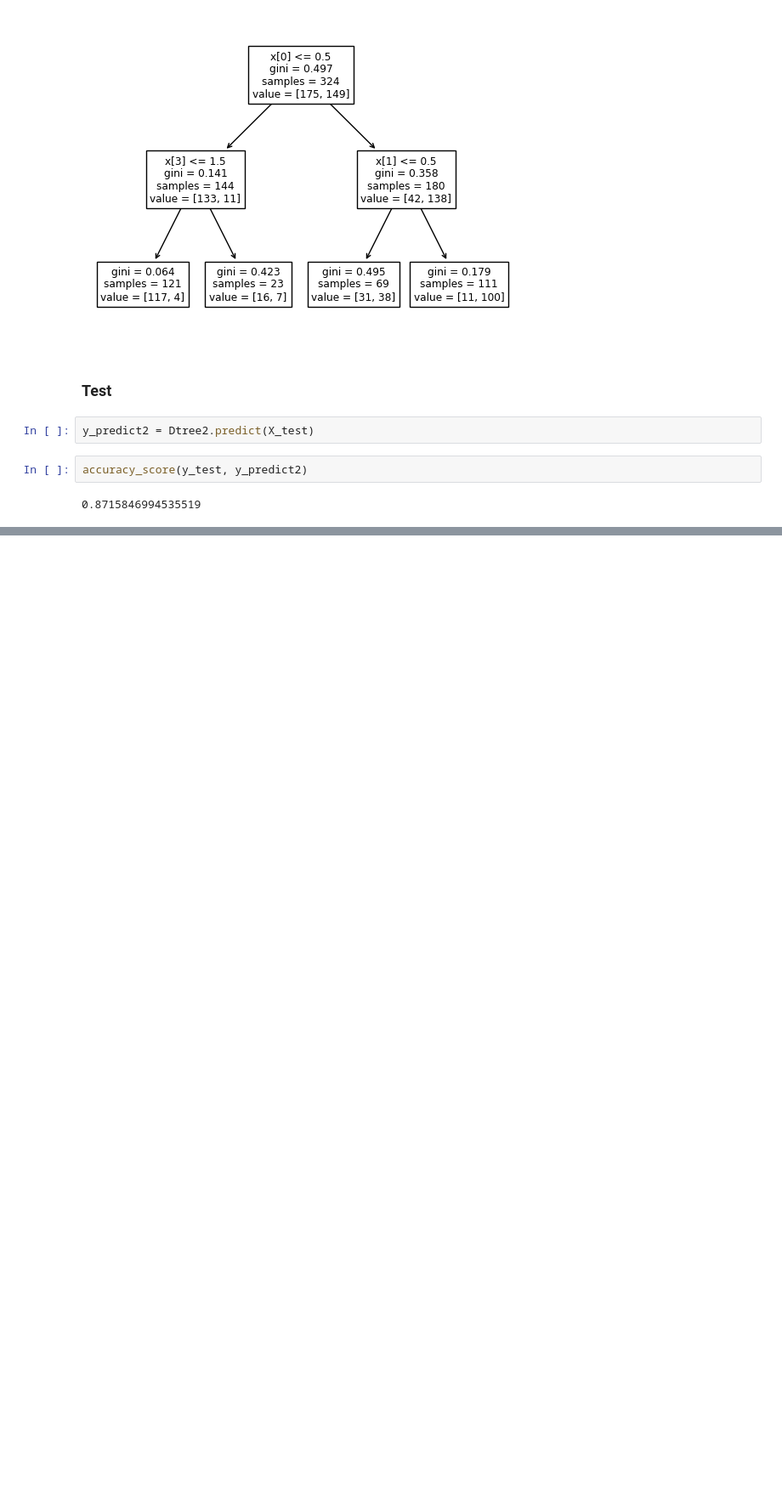
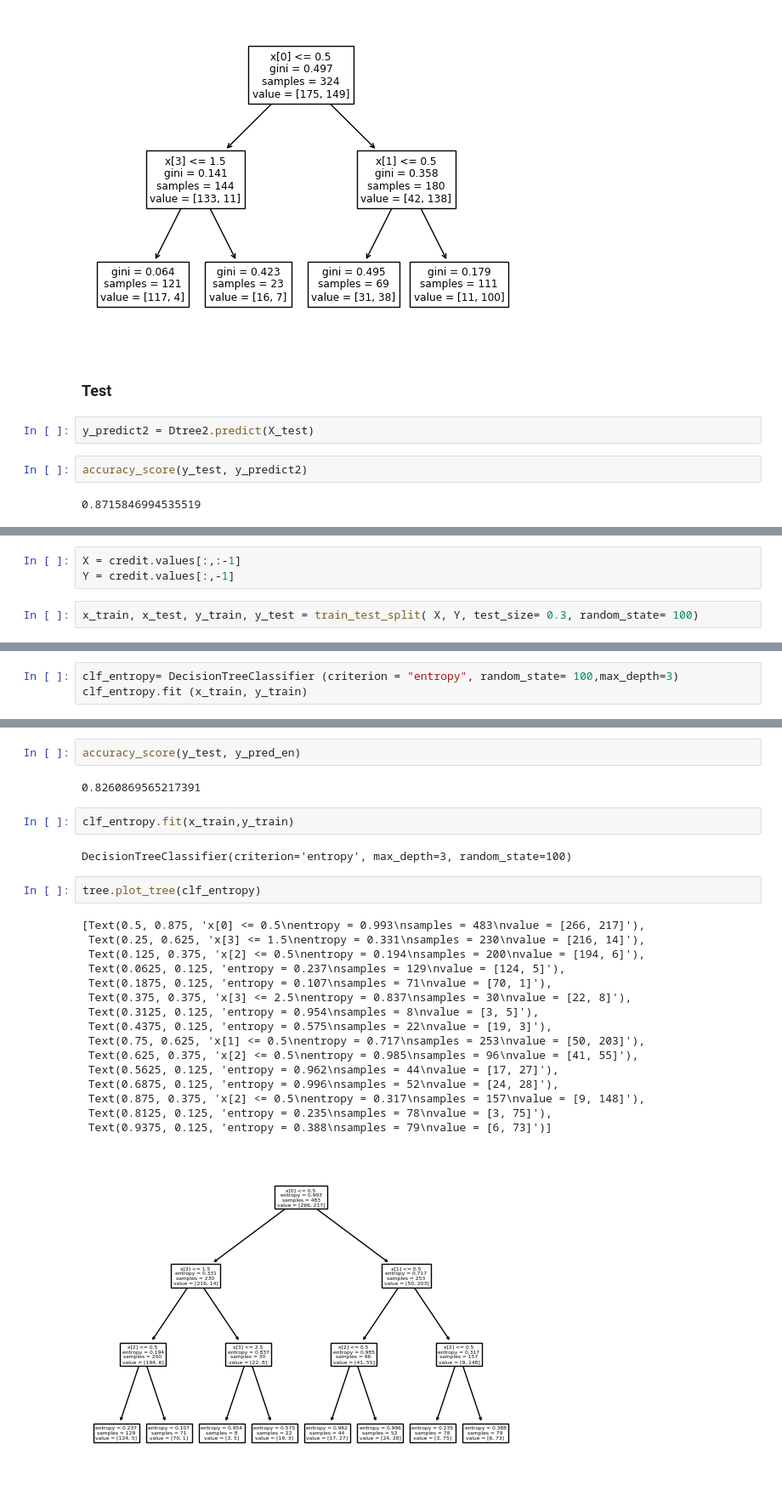
Before and after one commit to KorrawanOu/BSC_DPDM23, a Jupyter notebook: Classification.ipynb, the cells around one changed output, grey strips where cells are left out. Shown: that part at 85% size. Drawn from its saved outputs; the diff is of its cells as text; blank space fills up the shorter version.

```diff
--- a/Classification.ipynb
+++ b/Classification.ipynb
@@ -236,0 +246,5 @@ accuracy_score(y_test, y_predict2)
+# %%
+X = credit.values[:,:-1]
+Y = credit.values[:,-1]
+# %%
+x_train, x_test, y_train, y_test = train_test_split( X, Y, test_size= 0.3, random_state= 100)
@@ -236,0 +257,3 @@ accuracy_score(y_test, y_predict2)
+# %%
+clf_entropy= DecisionTreeClassifier (criterion = "entropy", random_state= 100,max_depth=3)
+clf_entropy.fit (x_train, y_train)
@@ -236,0 +276,27 @@ accuracy_score(y_test, y_predict2)
+# %%
+accuracy_score(y_test, y_pred_en)
+# %% [output]
+0.8260869565217391
+# %%
+clf_entropy.fit(x_train,y_train)
+# %% [output]
+DecisionTreeClassifier(criterion='entropy', max_depth=3, random_state=100)
+# %%
+tree.plot_tree(clf_entropy)
+# %% [output]
+[Text(0.5, 0.875, 'x[0] <= 0.5\nentropy = 0.993\nsamples = 483\nvalue = [266, 217]'),
+ Text(0.25, 0.625, 'x[3] <= 1.5\nentropy = 0.331\nsamples = 230\nvalue = [216, 14]'),
+ Text(0.125, 0.375, 'x[2] <= 0.5\nentropy = 0.194\nsamples = 200\nvalue = [194, 6]'),
+ Text(0.0625, 0.125, 'entropy = 0.237\nsamples = 129\nvalue = [124, 5]'),
+ Text(0.1875, 0.125, 'entropy = 0.107\nsamples = 71\nvalue = [70, 1]'),
+ Text(0.375, 0.375, 'x[3] <= 2.5\nentropy = 0.837\nsamples = 30\nvalue = [22, 8]'),
+ Text(0.3125, 0.125, 'entropy = 0.954\nsamples = 8\nvalue = [3, 5]'),
+ Text(0.4375, 0.125, 'entropy = 0.575\nsamples = 22\nvalue = [19, 3]'),
+ Text(0.75, 0.625, 'x[1] <= 0.5\nentropy = 0.717\nsamples = 253\nvalue = [50, 203]'),
+ Text(0.625, 0.375, 'x[2] <= 0.5\nentropy = 0.985\nsamples = 96\nvalue = [41, 55]'),
+ Text(0.5625, 0.125, 'entropy = 0.962\nsamples = 44\nvalue = [17, 27]'),
+ Text(0.6875, 0.125, 'entropy = 0.996\nsamples = 52\nvalue = [24, 28]'),
+ Text(0.875, 0.375, 'x[2] <= 0.5\nentropy = 0.317\nsamples = 157\nvalue = [9, 148]'),
+ Text(0.8125, 0.125, 'entropy = 0.235\nsamples = 78\nvalue = [3, 75]'),
+ Text(0.9375, 0.125, 'entropy = 0.388\nsamples = 79\nvalue = [6, 73]')]
+[figure, added]
```
Also changed, not shown: parts of 13 cells of this notebook.
